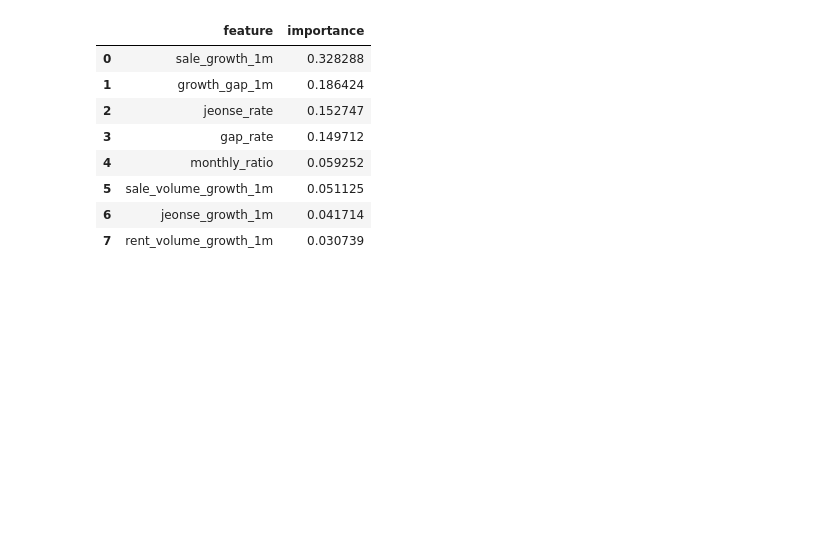
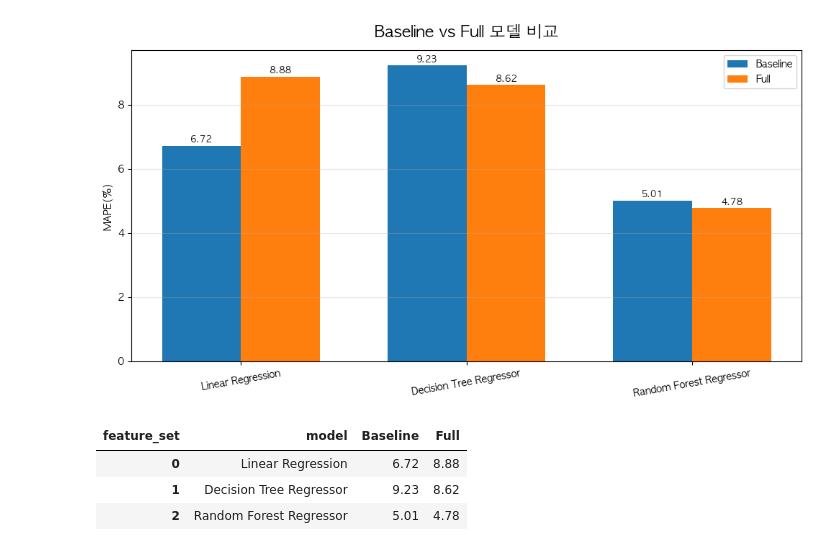
Before and after one commit to shiwjz/RealEstate-Risk-Radar, a Jupyter notebook: modeling/05_modeling.ipynb, the cells around one changed output. Drawn from its saved outputs; the diff is of its cells as text; code cells hidden in the pictures; blank space fills up the shorter version.

```diff
--- a/modeling/05_modeling.ipynb
+++ b/modeling/05_modeling.ipynb
@@ -230,19 +315,43 @@ model_comparison
 # %%
-# 8. 변수 중요도 분석
-feature_importance = pd.DataFrame({
-    "feature": features,
-    "importance": random_forest_model.feature_importances_
-}).sort_values("importance", ascending=False).reset_index(drop=True)
+baseline_full_mape = (
+    all_results_round
+    .pivot(index="model", columns="feature_set", values="MAPE(%)")
+    .reset_index()
+)
 
-feature_importance
+model_order = ["Linear Regression", "Decision Tree Regressor", "Random Forest Regressor"]
+baseline_full_mape = baseline_full_mape.set_index("model").reindex(model_order).reset_index()
+
+baseline_full_mape.to_csv(TABLE_DIR / "baseline_full_mape_comparison.csv", index=False, encoding="utf-8-sig")
+
+fig, ax = plt.subplots(figsize=(10, 5.5))
+
+x = np.arange(len(baseline_full_mape))
+width = 0.35
+
+ax.bar(x - width / 2, baseline_full_mape["Baseline"], width, label="Baseline")
+ax.bar(x + width / 2, baseline_full_mape["Full"], width, label="Full")
+
+ax.set_title("Baseline vs Full 모델 비교", fontsize=16, pad=14)
+ax.set_ylabel("MAPE(%)")
+ax.set_xticks(x)
+ax.set_xticklabels(baseline_full_mape["model"], rotation=10)
+ax.legend()
+ax.grid(axis="y", alpha=0.3)
+
+for i, row in baseline_full_mape.iterrows():
+    ax.text(i - width / 2, row["Baseline"] + 0.1, f'{row["Baseline"]:.2f}', ha="center", fontsize=9)
+    ax.text(i + width / 2, row["Full"] + 0.1, f'{row["Full"]:.2f}', ha="center", fontsize=9)
+
+plt.tight_layout()
+plt.savefig(FIG_DIR / "baseline_vs_full_mape.png", dpi=300, bbox_inches="tight")
+plt.show()
+
+baseline_full_mape
 # %% [output]
+[figure, added]
-|  | feature | importance |
-| 0 | sale_growth_1m | 0.328288 |
-| 1 | growth_gap_1m | 0.186424 |
-| 2 | jeonse_rate | 0.152747 |
-| 3 | gap_rate | 0.149712 |
-| 4 | monthly_ratio | 0.059252 |
-| 5 | sale_volume_growth_1m | 0.051125 |
-| 6 | jeonse_growth_1m | 0.041714 |
-| 7 | rent_volume_growth_1m | 0.030739 |
+| feature_set | model | Baseline | Full |
+| 0 | Linear Regression | 6.72 | 8.88 |
+| 1 | Decision Tree Regressor | 9.23 | 8.62 |
+| 2 | Random Forest Regressor | 5.01 | 4.78 |
 # %%
```
Also changed, not shown: parts of 13 cells of this notebook, 23 other files.
